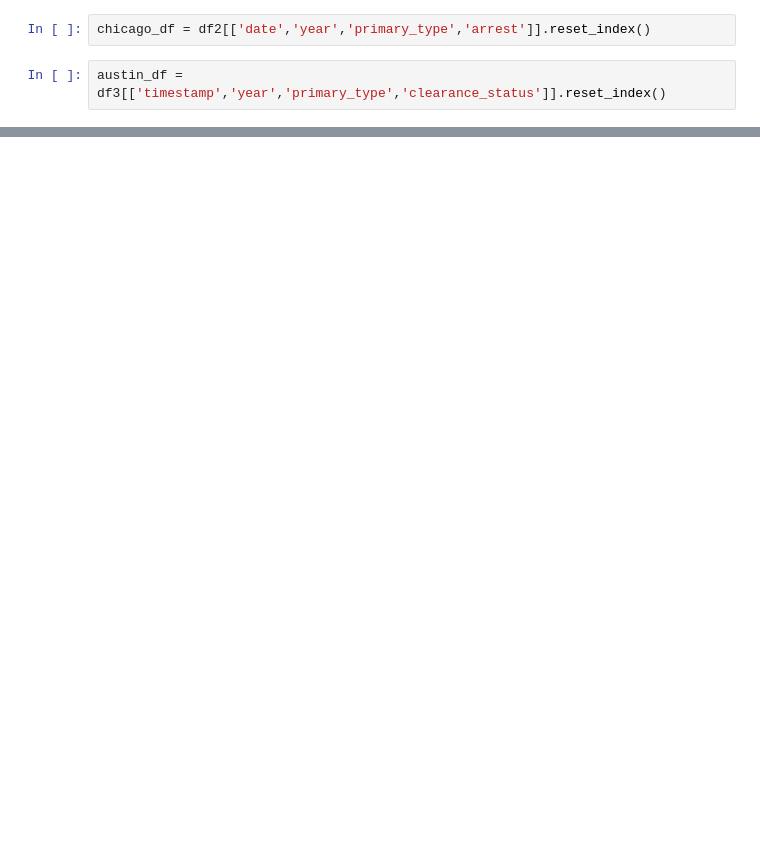
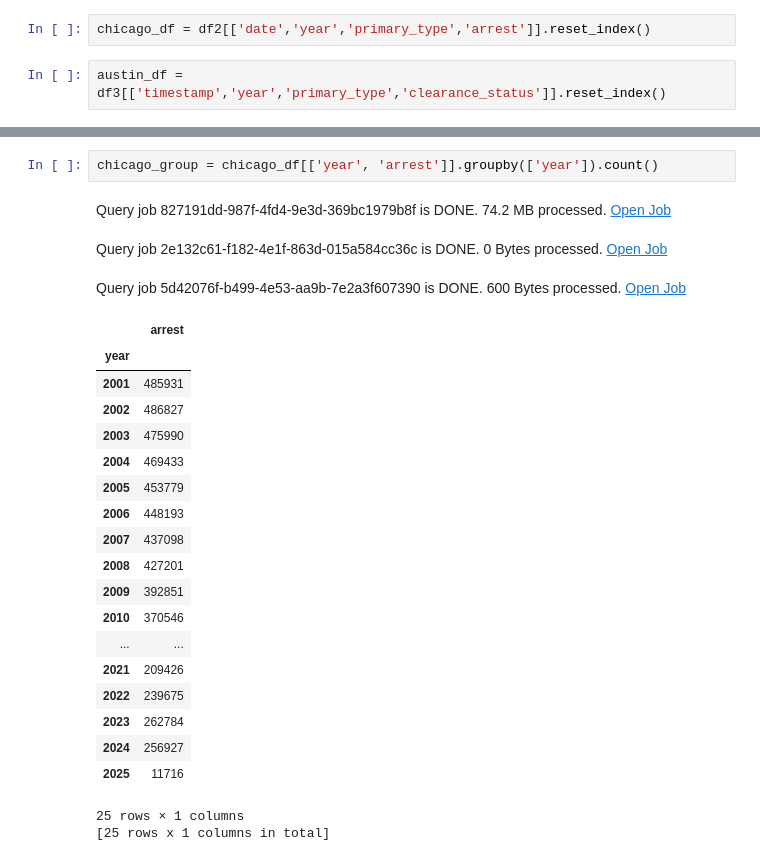
Before and after one commit to R0go/GCP_test_project, a Jupyter notebook: my_GCP_project.ipynb, the cells around one changed output, grey strips where cells are left out. Saved outputs shown, nothing was run; the diff lists cells and outputs as text; blank space fills up the shorter version.

```diff
--- a/my_GCP_project.ipynb
+++ b/my_GCP_project.ipynb
@@ -203,0 +205,26 @@ memory usage: 4783552 bytes
+# %%
+chicago_group = chicago_df[['year', 'arrest']].groupby(['year']).count()
+# %% [output]
+Query job 827191dd-987f-4fd4-9e3d-369bc1979b8f is DONE. 74.2 MB processed. Open Job
+Query job 2e132c61-f182-4e1f-863d-015a584cc36c is DONE. 0 Bytes processed. Open Job
+Query job 5d42076f-b499-4e53-aa9b-7e2a3f607390 is DONE. 600 Bytes processed. Open Job
+|  | arrest |
+| year |  |
+| 2001 | 485931 |
+| 2002 | 486827 |
+| 2003 | 475990 |
+| 2004 | 469433 |
+| 2005 | 453779 |
+| 2006 | 448193 |
+| 2007 | 437098 |
+| 2008 | 427201 |
+| 2009 | 392851 |
+| 2010 | 370546 |
+| ... | ... |
+| 2021 | 209426 |
+| 2022 | 239675 |
+| 2023 | 262784 |
+| 2024 | 256927 |
+| 2025 | 11716 |
+25 rows × 1 columns
+[25 rows x 1 columns in total]
```
Also changed, not shown: parts of 15 cells of this notebook.
